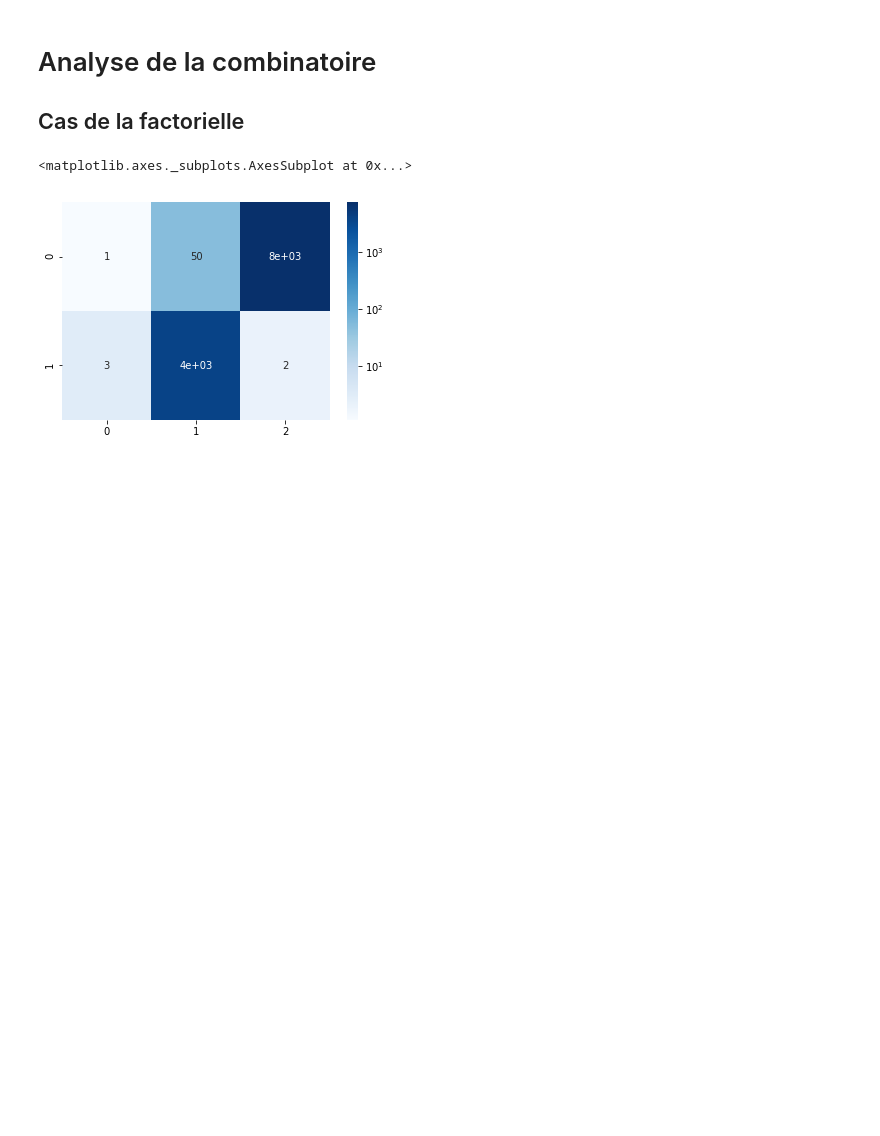
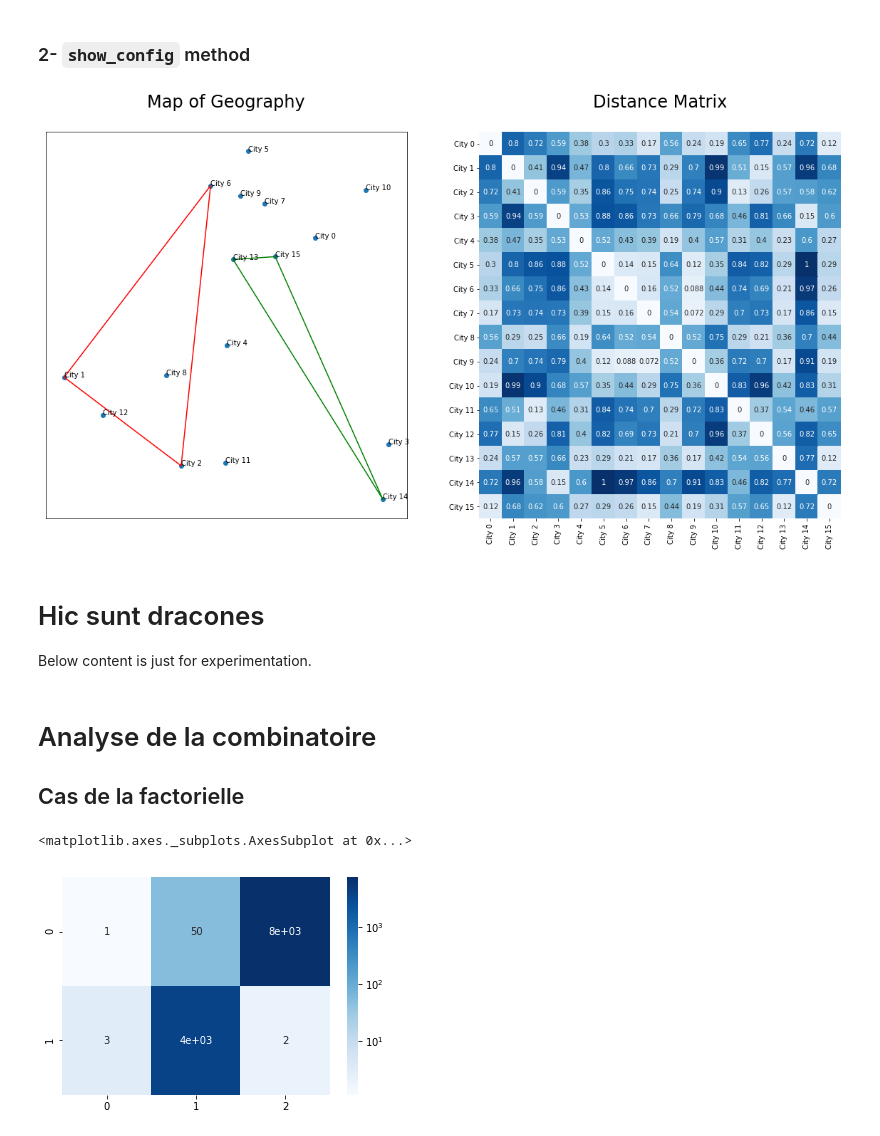
Before and after one commit to UltraDiuve/City_Pooling, a Jupyter notebook: City Pooling.ipynb, the cells around one changed output. Cells and saved outputs as stored; diff of their text form; code cells hidden in the pictures; blank space fills up the shorter version.

```diff
--- a/City Pooling.ipynb
+++ b/City Pooling.ipynb
@@ -27,3 +233,12 @@ from math import factorial
+# %% [markdown]
+### 2- `show_config` method
+# %%
+geo.show_config({0 : set([2,6,1]), 1: set([13,14,15])}, show_names=True, annot=True)
+# %% [output]
+[figure, added]
+# %% [markdown]
+# Hic sunt dracones
+Below content is just for experimentation.
 # %% [markdown]
 # Analyse de la combinatoire
 ## Cas de la factorielle
```
Also changed, not shown: parts of 14 cells of this notebook.
